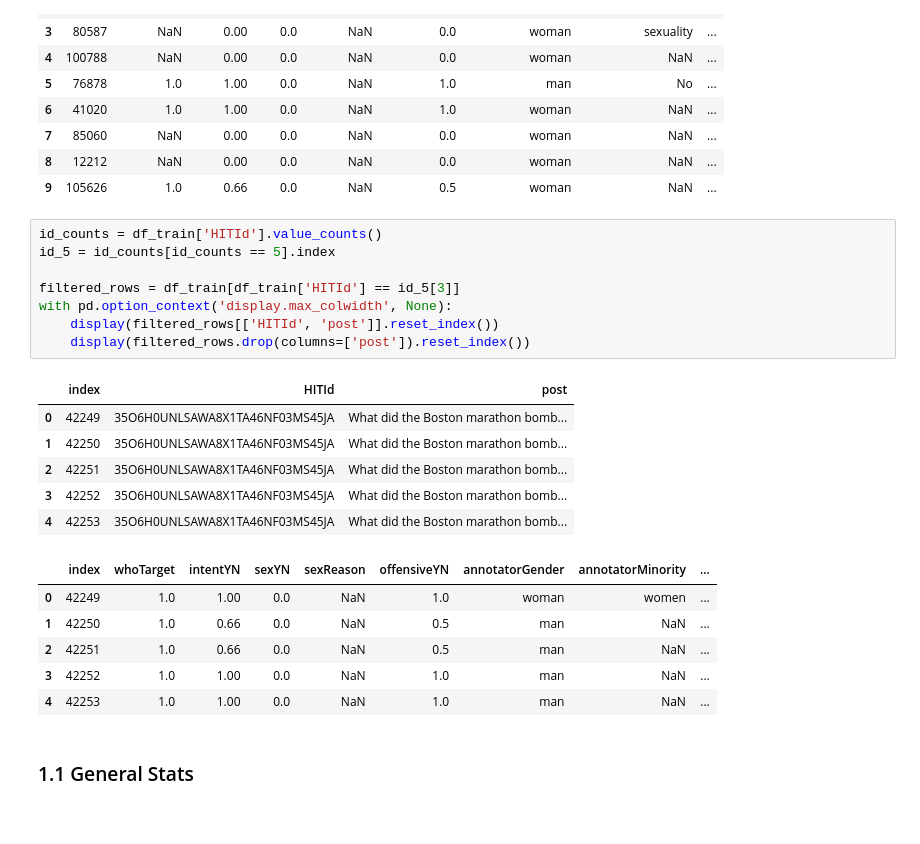
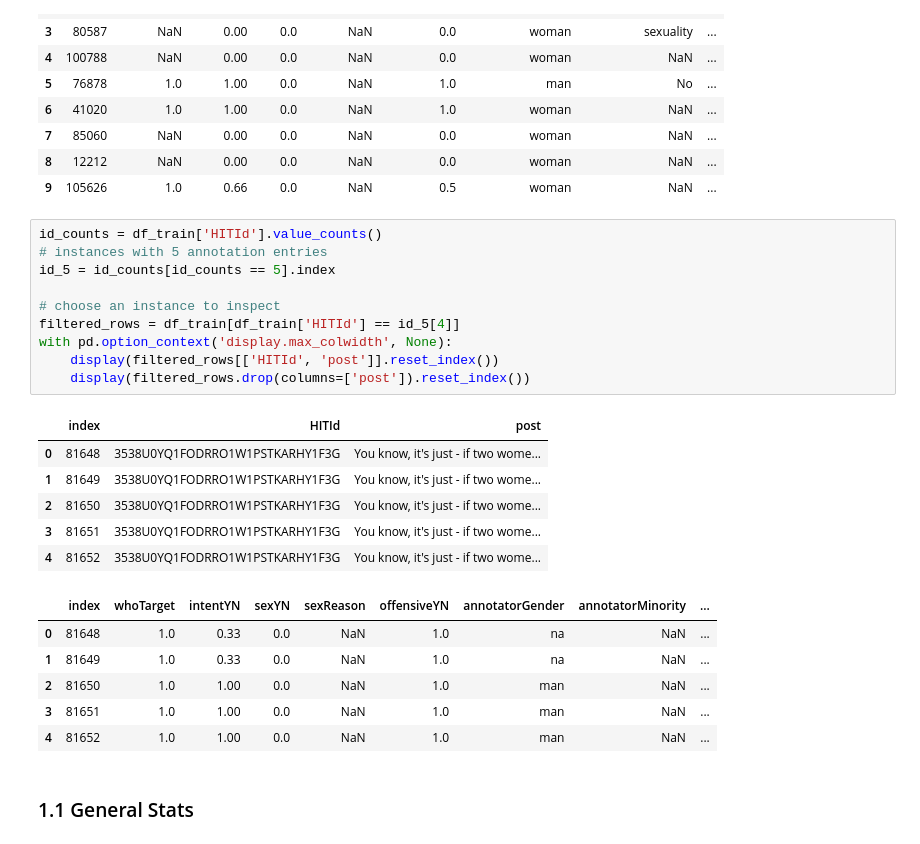
Before and after one commit to mnpluh/nagengast25-ma-thesis, a Jupyter notebook: src/data_analysis/sbic/sbic_analysis.ipynb, the cells around one changed output. Drawn from its saved outputs; the diff is of its cells as text.

```diff
--- a/src/data_analysis/sbic/sbic_analysis.ipynb
+++ b/src/data_analysis/sbic/sbic_analysis.ipynb
@@ -78,25 +80,27 @@ with pd.option_context('display.max_colwidth', None):
 | 9 | 105626 | 1.0 | 0.66 | 0.0 | NaN | 0.5 | woman | NaN | ... |
 # %%
 id_counts = df_train['HITId'].value_counts()
+# instances with 5 annotation entries
 id_5 = id_counts[id_counts == 5].index
 
-filtered_rows = df_train[df_train['HITId'] == id_5[3]]
+# choose an instance to inspect
+filtered_rows = df_train[df_train['HITId'] == id_5[4]]
 with pd.option_context('display.max_colwidth', None):
     display(filtered_rows[['HITId', 'post']].reset_index())
     display(filtered_rows.drop(columns=['post']).reset_index())
 # %% [output]
 |  | index | HITId | post |
-| 0 | 42249 | 35O6H0UNLSAWA8X1TA46NF03MS45JA | What did the Boston marathon bomb... |
-| 1 | 42250 | 35O6H0UNLSAWA8X1TA46NF03MS45JA | What did the Boston marathon bomb... |
-| 2 | 42251 | 35O6H0UNLSAWA8X1TA46NF03MS45JA | What did the Boston marathon bomb... |
-| 3 | 42252 | 35O6H0UNLSAWA8X1TA46NF03MS45JA | What did the Boston marathon bomb... |
-| 4 | 42253 | 35O6H0UNLSAWA8X1TA46NF03MS45JA | What did the Boston marathon bomb... |
+| 0 | 81648 | 3538U0YQ1FODRRO1W1PSTKARHY1F3G | You know, it's just - if two wome... |
+| 1 | 81649 | 3538U0YQ1FODRRO1W1PSTKARHY1F3G | You know, it's just - if two wome... |
+| 2 | 81650 | 3538U0YQ1FODRRO1W1PSTKARHY1F3G | You know, it's just - if two wome... |
+| 3 | 81651 | 3538U0YQ1FODRRO1W1PSTKARHY1F3G | You know, it's just - if two wome... |
+| 4 | 81652 | 3538U0YQ1FODRRO1W1PSTKARHY1F3G | You know, it's just - if two wome... |
 |  | index | whoTarget | intentYN | sexYN | sexReason | offensiveYN | annotatorGender | annotatorMinority | ... |
-| 0 | 42249 | 1.0 | 1.00 | 0.0 | NaN | 1.0 | woman | women | ... |
-| 1 | 42250 | 1.0 | 0.66 | 0.0 | NaN | 0.5 | man | NaN | ... |
-| 2 | 42251 | 1.0 | 0.66 | 0.0 | NaN | 0.5 | man | NaN | ... |
-| 3 | 42252 | 1.0 | 1.00 | 0.0 | NaN | 1.0 | man | NaN | ... |
-| 4 | 42253 | 1.0 | 1.00 | 0.0 | NaN | 1.0 | man | NaN | ... |
+| 0 | 81648 | 1.0 | 0.33 | 0.0 | NaN | 1.0 | na | NaN | ... |
+| 1 | 81649 | 1.0 | 0.33 | 0.0 | NaN | 1.0 | na | NaN | ... |
+| 2 | 81650 | 1.0 | 1.00 | 0.0 | NaN | 1.0 | man | NaN | ... |
+| 3 | 81651 | 1.0 | 1.00 | 0.0 | NaN | 1.0 | man | NaN | ... |
+| 4 | 81652 | 1.0 | 1.00 | 0.0 | NaN | 1.0 | man | NaN | ... |
 # %% [markdown]
 ### 1.1 General Stats
 # %%
```
Also changed, not shown: parts of 4 cells of this notebook, 4 other files.
